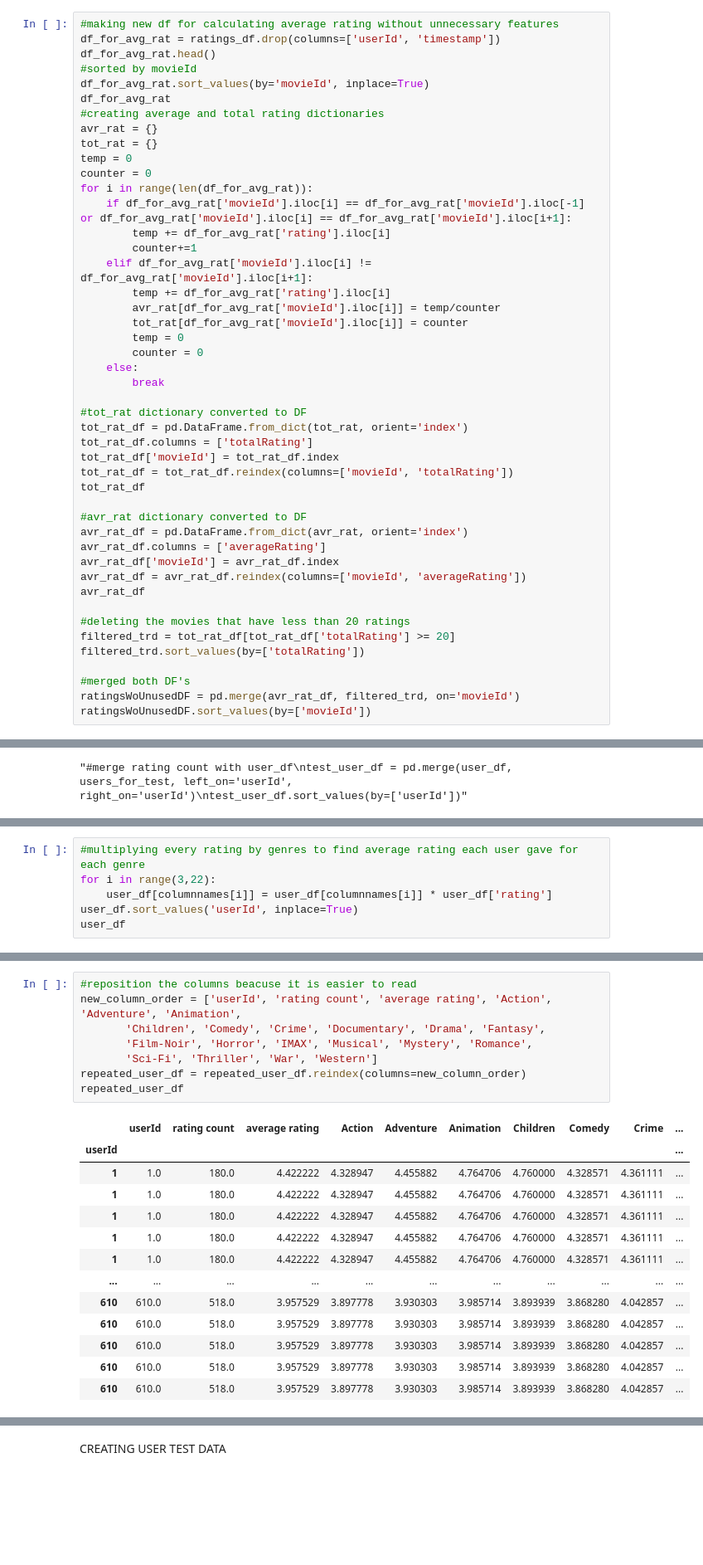
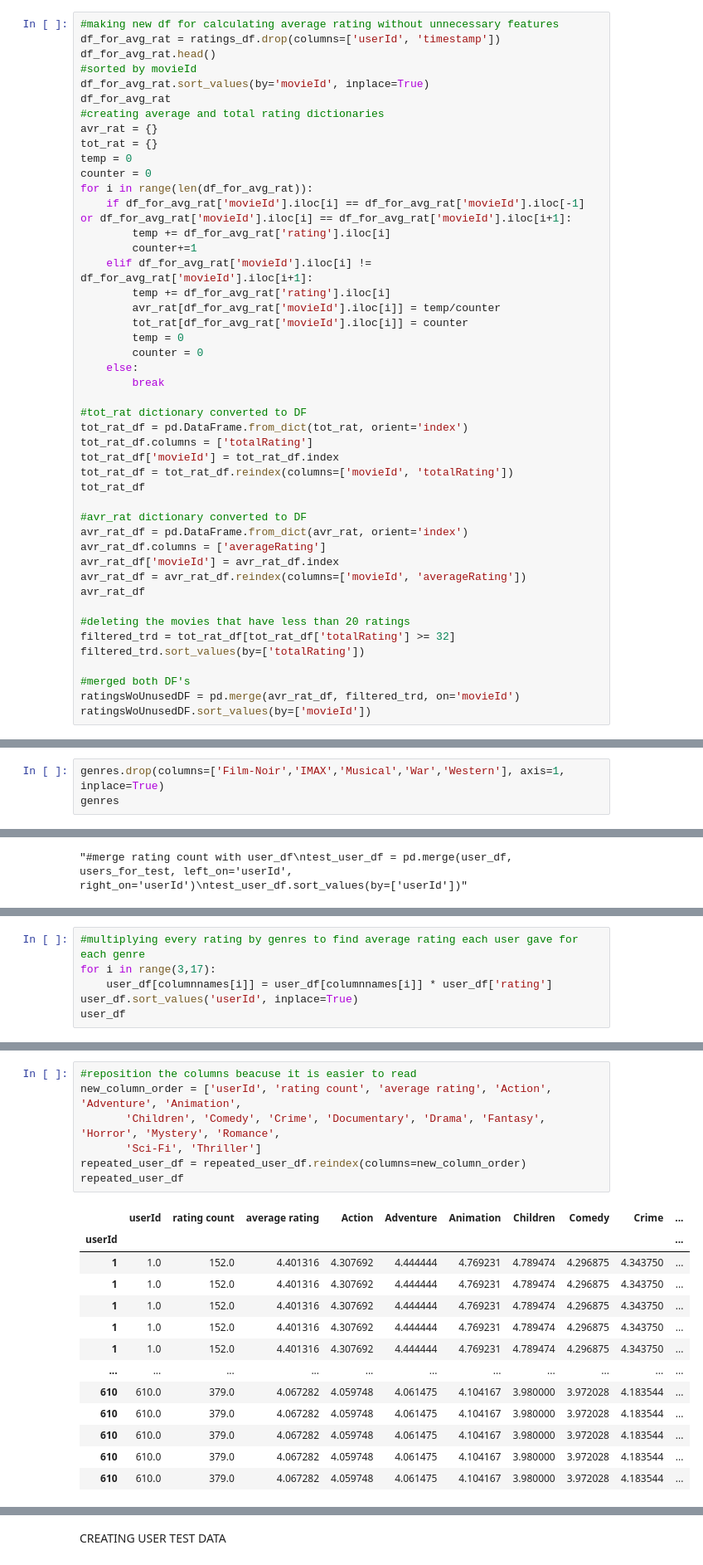
Before and after one commit to sewarslan/final_project, a Jupyter notebook: movie_recommender/creating_user_NN_data.ipynb, the cells around one changed output, grey strips where cells are left out. Shown at 83% size. Saved outputs shown, nothing was run; the diff lists cells and outputs as text; blank space fills up the shorter version.

```diff
--- a/movie_recommender/creating_user_NN_data.ipynb
+++ b/movie_recommender/creating_user_NN_data.ipynb
@@ -47,7 +47,7 @@ avr_rat_df = avr_rat_df.reindex(columns=['movieId', 'averageRating'])
 avr_rat_df
 
 #deleting the movies that have less than 20 ratings
-filtered_trd = tot_rat_df[tot_rat_df['totalRating'] >= 20]
+filtered_trd = tot_rat_df[tot_rat_df['totalRating'] >= 32]
 filtered_trd.sort_values(by=['totalRating'])
 
 #merged both DF's
@@ -146,0 +147,3 @@ genres
+# %%
+genres.drop(columns=['Film-Noir','IMAX','Musical','War','Western'], axis=1, inplace=True)
+genres
@@ -255,7 +271,7 @@ Index(['userId', 'movieId', 'rating', 'Action', 'Adventure', 'Animation',
       dtype='object')
 # %%
 #multiplying every rating by genres to find average rating each user gave for each genre
-for i in range(3,22):
+for i in range(3,17):
     user_df[columnnames[i]] = user_df[columnnames[i]] * user_df['rating']
 user_df.sort_values('userId', inplace=True)
 user_df
@@ -365,22 +381,21 @@ repeated_user_df
 # %%
 #reposition the columns beacuse it is easier to read
 new_column_order = ['userId', 'rating count', 'average rating', 'Action', 'Adventure', 'Animation',
-       'Children', 'Comedy', 'Crime', 'Documentary', 'Drama', 'Fantasy',
-       'Film-Noir', 'Horror', 'IMAX', 'Musical', 'Mystery', 'Romance',
-       'Sci-Fi', 'Thriller', 'War', 'Western']
+       'Children', 'Comedy', 'Crime', 'Documentary', 'Drama', 'Fantasy', 'Horror', 'Mystery', 'Romance',
+       'Sci-Fi', 'Thriller']
 repeated_user_df = repeated_user_df.reindex(columns=new_column_order)
 repeated_user_df
 # %% [output]
 |  | userId | rating count | average rating | Action | Adventure | Animation | Children | Comedy | Crime | ... |
 | userId |  |  |  |  |  |  |  |  |  | ... |
-| 1 | 1.0 | 180.0 | 4.422222 | 4.328947 | 4.455882 | 4.764706 | 4.760000 | 4.328571 | 4.361111 | ... |
-| 1 | 1.0 | 180.0 | 4.422222 | 4.328947 | 4.455882 | 4.764706 | 4.760000 | 4.328571 | 4.361111 | ... |
-| 1 | 1.0 | 180.0 | 4.422222 | 4.328947 | 4.455882 | 4.764706 | 4.760000 | 4.328571 | 4.361111 | ... |
-| 1 | 1.0 | 180.0 | 4.422222 | 4.328947 | 4.455882 | 4.764706 | 4.760000 | 4.328571 | 4.361111 | ... |
-| 1 | 1.0 | 180.0 | 4.422222 | 4.328947 | 4.455882 | 4.764706 | 4.760000 | 4.328571 | 4.361111 | ... |
+| 1 | 1.0 | 152.0 | 4.401316 | 4.307692 | 4.444444 | 4.769231 | 4.789474 | 4.296875 | 4.343750 | ... |
+| 1 | 1.0 | 152.0 | 4.401316 | 4.307692 | 4.444444 | 4.769231 | 4.789474 | 4.296875 | 4.343750 | ... |
+| 1 | 1.0 | 152.0 | 4.401316 | 4.307692 | 4.444444 | 4.769231 | 4.789474 | 4.296875 | 4.343750 | ... |
+| 1 | 1.0 | 152.0 | 4.401316 | 4.307692 | 4.444444 | 4.769231 | 4.789474 | 4.296875 | 4.343750 | ... |
+| 1 | 1.0 | 152.0 | 4.401316 | 4.307692 | 4.444444 | 4.769231 | 4.789474 | 4.296875 | 4.343750 | ... |
 | ... | ... | ... | ... | ... | ... | ... | ... | ... | ... | ... |
-| 610 | 610.0 | 518.0 | 3.957529 | 3.897778 | 3.930303 | 3.985714 | 3.893939 | 3.868280 | 4.042857 | ... |
-| 610 | 610.0 | 518.0 | 3.957529 | 3.897778 | 3.930303 | 3.985714 | 3.893939 | 3.868280 | 4.042857 | ... |
-| 610 | 610.0 | 518.0 | 3.957529 | 3.897778 | 3.930303 | 3.985714 | 3.893939 | 3.868280 | 4.042857 | ... |
-| 610 | 610.0 | 518.0 | 3.957529 | 3.897778 | 3.930303 | 3.985714 | 3.893939 | 3.868280 | 4.042857 | ... |
-| 610 | 610.0 | 518.0 | 3.957529 | 3.897778 | 3.930303 | 3.985714 | 3.893939 | 3.868280 | 4.042857 | ... |
+| 610 | 610.0 | 379.0 | 4.067282 | 4.059748 | 4.061475 | 4.104167 | 3.980000 | 3.972028 | 4.183544 | ... |
+| 610 | 610.0 | 379.0 | 4.067282 | 4.059748 | 4.061475 | 4.104167 | 3.980000 | 3.972028 | 4.183544 | ... |
+| 610 | 610.0 | 379.0 | 4.067282 | 4.059748 | 4.061475 | 4.104167 | 3.980000 | 3.972028 | 4.183544 | ... |
+| 610 | 610.0 | 379.0 | 4.067282 | 4.059748 | 4.061475 | 4.104167 | 3.980000 | 3.972028 | 4.183544 | ... |
+| 610 | 610.0 | 379.0 | 4.067282 | 4.059748 | 4.061475 | 4.104167 | 3.980000 | 3.972028 | 4.183544 | ... |
```
Also changed, not shown: parts of 33 cells of this notebook, 11 other files.
